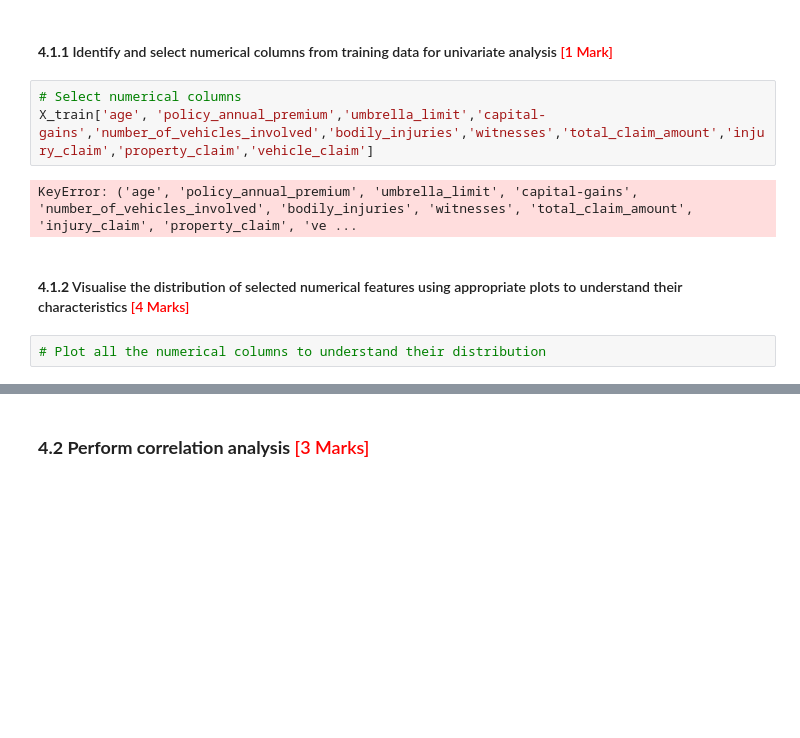
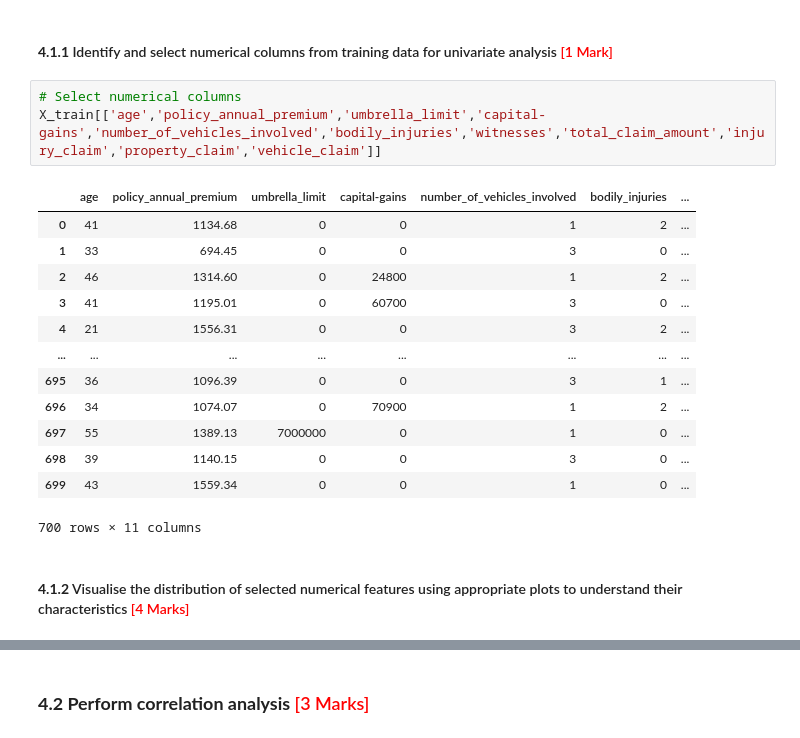
Before and after one commit to guptakeshav24/fraudulent_claim_detection, a Jupyter notebook: Fraudulent_Claim_Detection_Starter_solution.ipynb, the cells around one changed output, grey strips where cells are left out. Drawn from its saved outputs; the diff is of its cells as text; blank space fills up the shorter version.

```diff
--- a/Fraudulent_Claim_Detection_Starter_solution.ipynb
+++ b/Fraudulent_Claim_Detection_Starter_solution.ipynb
@@ -553,10 +547,20 @@ Y_test=Y_test.reset_index(drop=True)
 #### **4.1.1** Identify and select numerical columns from training data for univariate analysis <font color = "red">[1 Mark]</font>
 # %%
 # Select numerical columns
-X_train['age', 'policy_annual_premium','umbrella_limit','capital-gains','number_of_vehicles_involved','bodily_injuries','witnesses','total_claim_amount','injury_claim','property_claim','vehicle_claim']
+X_train[['age','policy_annual_premium','umbrella_limit','capital-gains','number_of_vehicles_involved','bodily_injuries','witnesses','total_claim_amount','injury_claim','property_claim','vehicle_claim']]
 # %% [output]
+|  | age | policy_annual_premium | umbrella_limit | capital-gains | number_of_vehicles_involved | bodily_injuries | ... |
+| 0 | 41 | 1134.68 | 0 | 0 | 1 | 2 | ... |
+| 1 | 33 | 694.45 | 0 | 0 | 3 | 0 | ... |
+| 2 | 46 | 1314.60 | 0 | 24800 | 1 | 2 | ... |
+| 3 | 41 | 1195.01 | 0 | 60700 | 3 | 0 | ... |
+| 4 | 21 | 1556.31 | 0 | 0 | 3 | 2 | ... |
+| ... | ... | ... | ... | ... | ... | ... | ... |
+| 695 | 36 | 1096.39 | 0 | 0 | 3 | 1 | ... |
+| 696 | 34 | 1074.07 | 0 | 70900 | 1 | 2 | ... |
+| 697 | 55 | 1389.13 | 7000000 | 0 | 1 | 0 | ... |
+| 698 | 39 | 1140.15 | 0 | 0 | 3 | 0 | ... |
+| 699 | 43 | 1559.34 | 0 | 0 | 1 | 0 | ... |
-KeyError: ('age', 'policy_annual_premium', 'umbrella_limit', 'capital-gains', 'number_of_vehicles_involved', 'bodily_injuries', 'witnesses', 'total_claim_amount', 'injury_claim', 'property_claim', 've ...
+700 rows × 11 columns
 # %% [markdown]
 #### **4.1.2** Visualise the distribution of selected numerical features using appropriate plots to understand their characteristics <font color = "red">[4 Marks]</font>
-# %%
-# Plot all the numerical columns to understand their distribution
```
Also changed, not shown: parts of 16 cells of this notebook, 1 other file.
